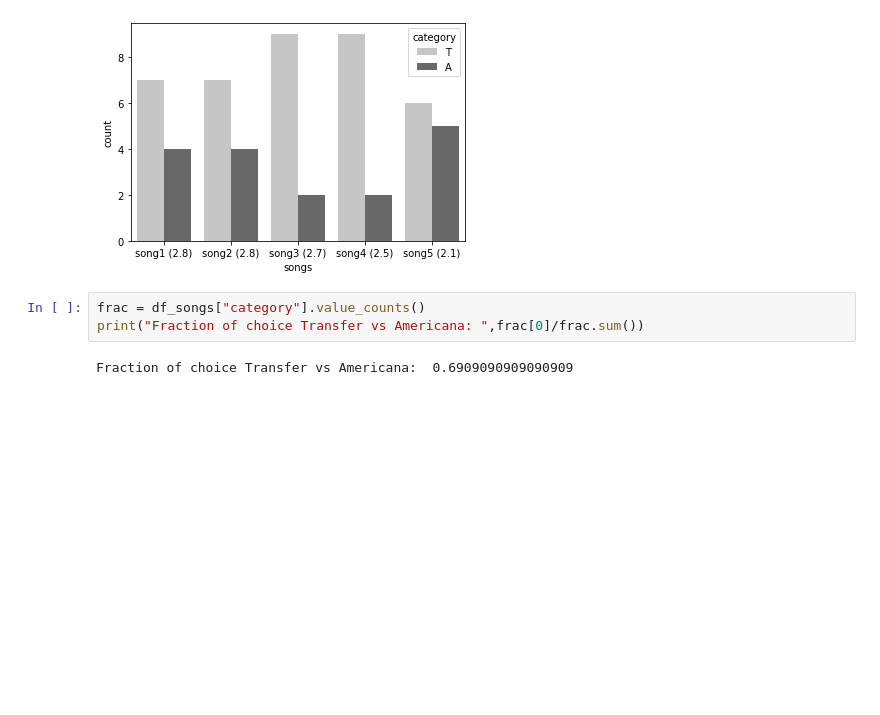
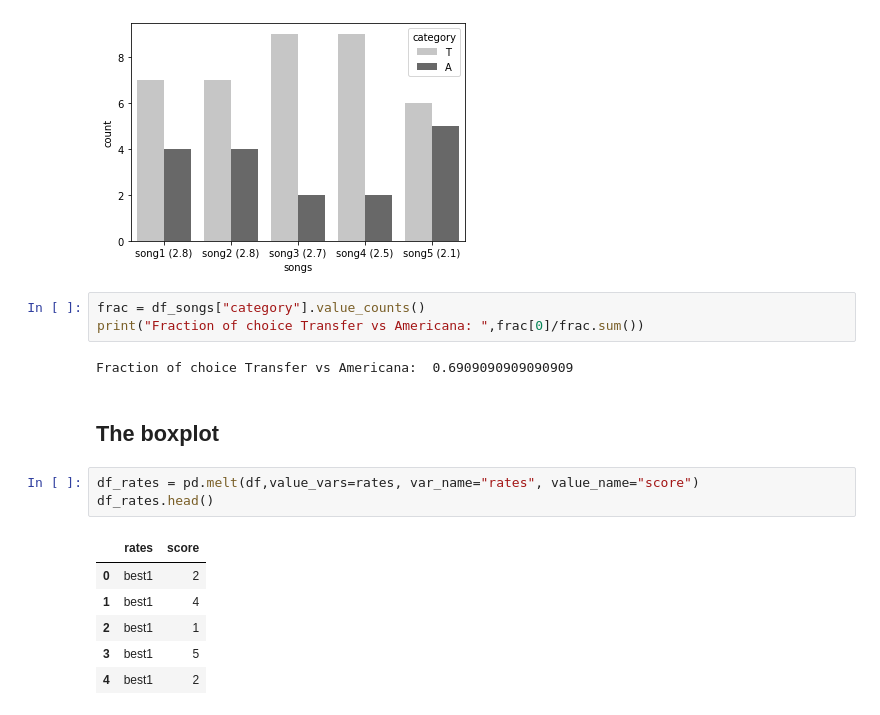
Before and after one commit to gregwinther/folk_transformer, a Jupyter notebook: report/figures.ipynb, the cells around one changed output. Cells and saved outputs as stored; diff of their text form; blank space fills up the shorter version.

```diff
--- a/report/figures.ipynb
+++ b/report/figures.ipynb
@@ -86,3 +88,15 @@ frac = df_songs["category"].value_counts()
 print("Fraction of choice Transfer vs Americana: ",frac[0]/frac.sum())
 # %% [output]
 Fraction of choice Transfer vs Americana:  0.6909090909090909
+# %% [markdown]
+## The boxplot
+# %%
+df_rates = pd.melt(df,value_vars=rates, var_name="rates", value_name="score")
+df_rates.head()
+# %% [output]
+|  | rates | score |
+| 0 | best1 | 2 |
+| 1 | best1 | 4 |
+| 2 | best1 | 1 |
+| 3 | best1 | 5 |
+| 4 | best1 | 2 |
```
Also changed, not shown: parts of 3 cells of this notebook, 3 other files.
